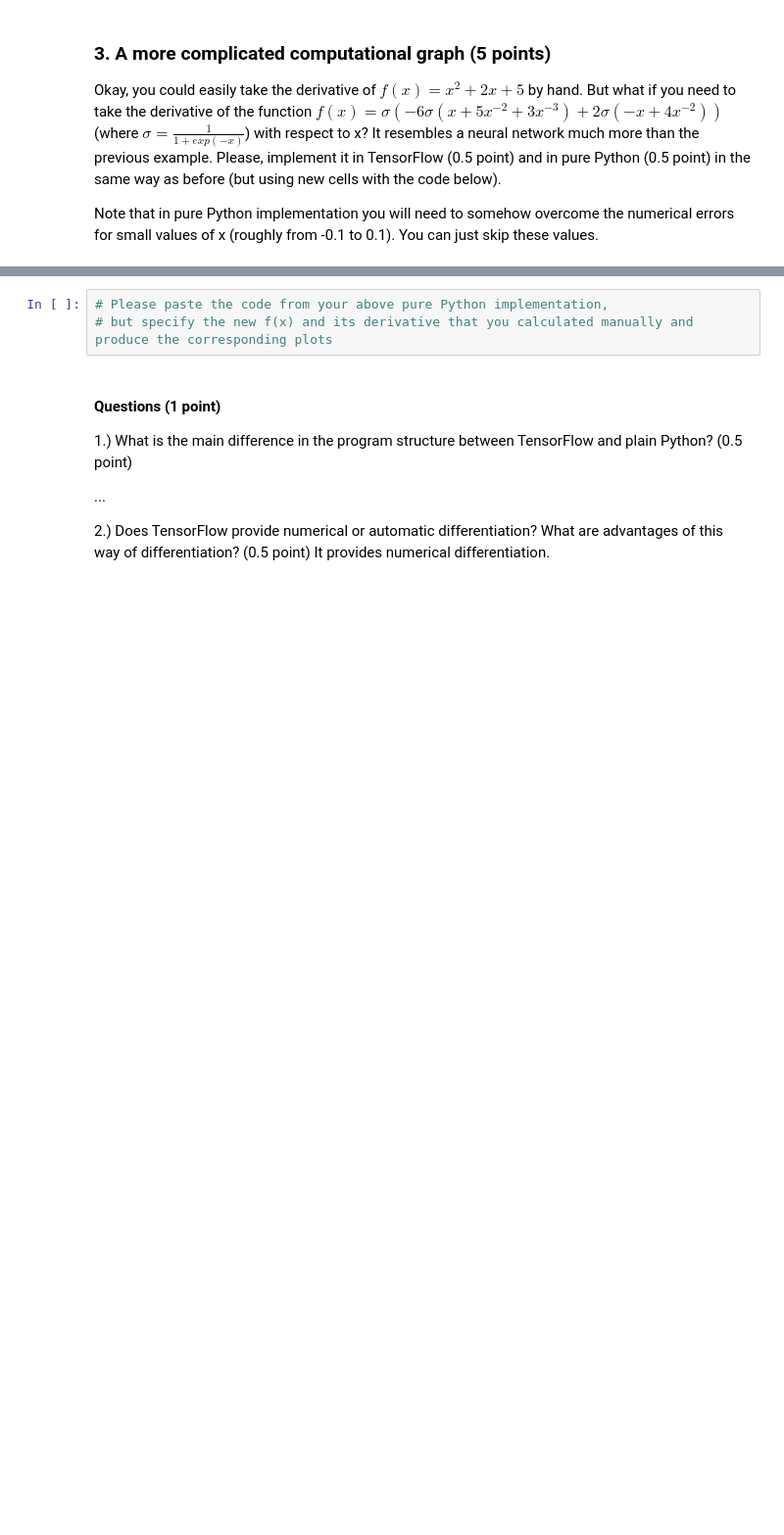
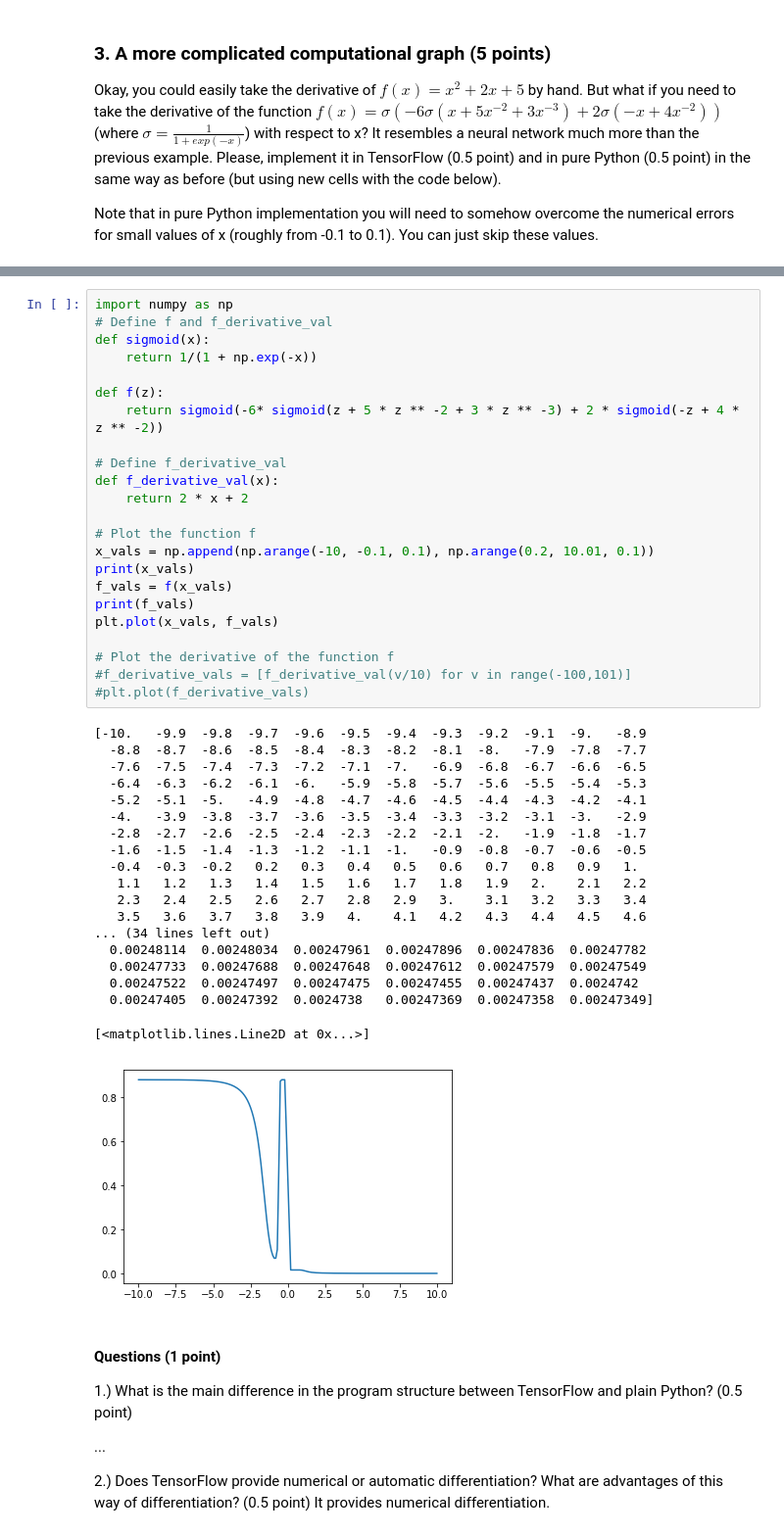
Before and after one commit to RainbowRevenge/NNIA, a Jupyter notebook: nniasheet2final.ipynb, the cells around one changed output, grey strips where cells are left out. Shown: that part at 98% size. Drawn from its saved outputs; the diff is of its cells as text; blank space fills up the shorter version.

```diff
--- a/nniasheet2final.ipynb
+++ b/nniasheet2final.ipynb
@@ -293,6 +296,46 @@ plt.plot(d_values[0], color='m')
-# %%
-# Please paste the code from your above pure Python implementation,
-# but specify the new f(x) and its derivative that you calculated manually and produce the corresponding plots
+# %%
+import numpy as np
+# Define f and f_derivative_val
+def sigmoid(x):
+    return 1/(1 + np.exp(-x))
+
+def f(z):
+    return sigmoid(-6* sigmoid(z + 5 * z ** -2 + 3 * z ** -3) + 2 * sigmoid(-z + 4 * z ** -2))
+
+# Define f_derivative_val
+def f_derivative_val(x):
+    return 2 * x + 2
+
+# Plot the function f
+x_vals = np.append(np.arange(-10, -0.1, 0.1), np.arange(0.2, 10.01, 0.1))
+print(x_vals)
+f_vals = f(x_vals)
+print(f_vals)
+plt.plot(x_vals, f_vals)
+
+# Plot the derivative of the function f
+#f_derivative_vals = [f_derivative_val(v/10) for v in range(-100,101)]
+#plt.plot(f_derivative_vals)
+# %% [output]
+[-10.   -9.9  -9.8  -9.7  -9.6  -9.5  -9.4  -9.3  -9.2  -9.1  -9.   -8.9
+  -8.8  -8.7  -8.6  -8.5  -8.4  -8.3  -8.2  -8.1  -8.   -7.9  -7.8  -7.7
+  -7.6  -7.5  -7.4  -7.3  -7.2  -7.1  -7.   -6.9  -6.8  -6.7  -6.6  -6.5
+  -6.4  -6.3  -6.2  -6.1  -6.   -5.9  -5.8  -5.7  -5.6  -5.5  -5.4  -5.3
+  -5.2  -5.1  -5.   -4.9  -4.8  -4.7  -4.6  -4.5  -4.4  -4.3  -4.2  -4.1
+  -4.   -3.9  -3.8  -3.7  -3.6  -3.5  -3.4  -3.3  -3.2  -3.1  -3.   -2.9
+  -2.8  -2.7  -2.6  -2.5  -2.4  -2.3  -2.2  -2.1  -2.   -1.9  -1.8  -1.7
+  -1.6  -1.5  -1.4  -1.3  -1.2  -1.1  -1.   -0.9  -0.8  -0.7  -0.6  -0.5
+  -0.4  -0.3  -0.2   0.2   0.3   0.4   0.5   0.6   0.7   0.8   0.9   1.
+   1.1   1.2   1.3   1.4   1.5   1.6   1.7   1.8   1.9   2.    2.1   2.2
+   2.3   2.4   2.5   2.6   2.7   2.8   2.9   3.    3.1   3.2   3.3   3.4
+   3.5   3.6   3.7   3.8   3.9   4.    4.1   4.2   4.3   4.4   4.5   4.6
+... (34 lines left out)
+  0.00248114  0.00248034  0.00247961  0.00247896  0.00247836  0.00247782
+  0.00247733  0.00247688  0.00247648  0.00247612  0.00247579  0.00247549
+  0.00247522  0.00247497  0.00247475  0.00247455  0.00247437  0.0024742
+  0.00247405  0.00247392  0.0024738   0.00247369  0.00247358  0.00247349]
+[<matplotlib.lines.Line2D at 0x...>]
+[figure, added]
 # %% [markdown]
 #### Questions (1 point)
 1.) What is the main difference in the program structure between TensorFlow and plain Python? (0.5 point)
```
Also changed, not shown: parts of 2 cells of this notebook.
